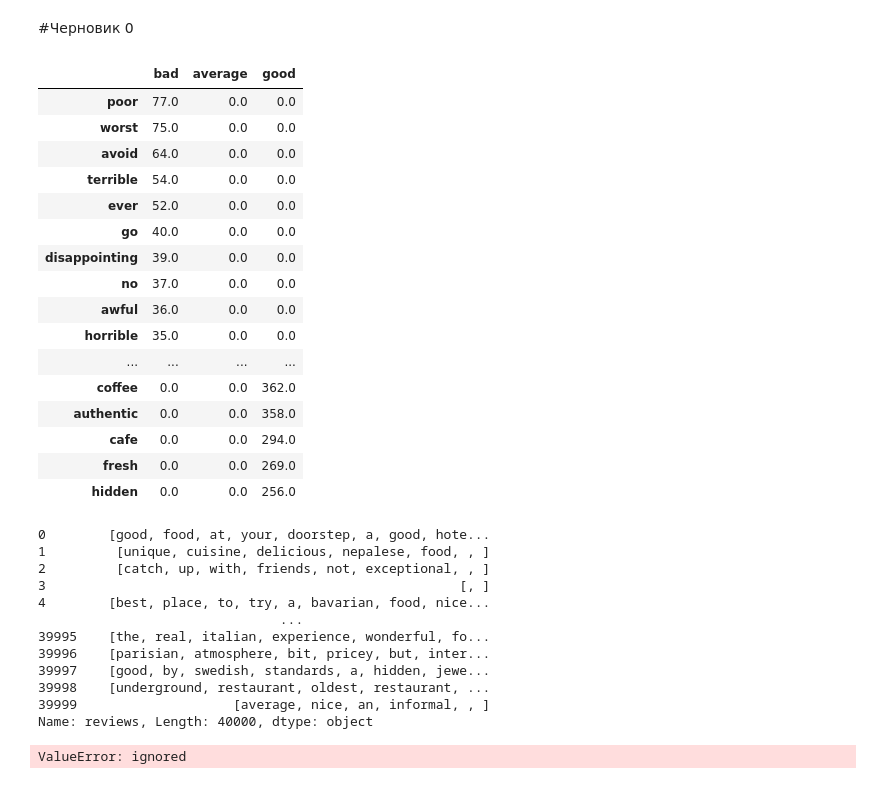
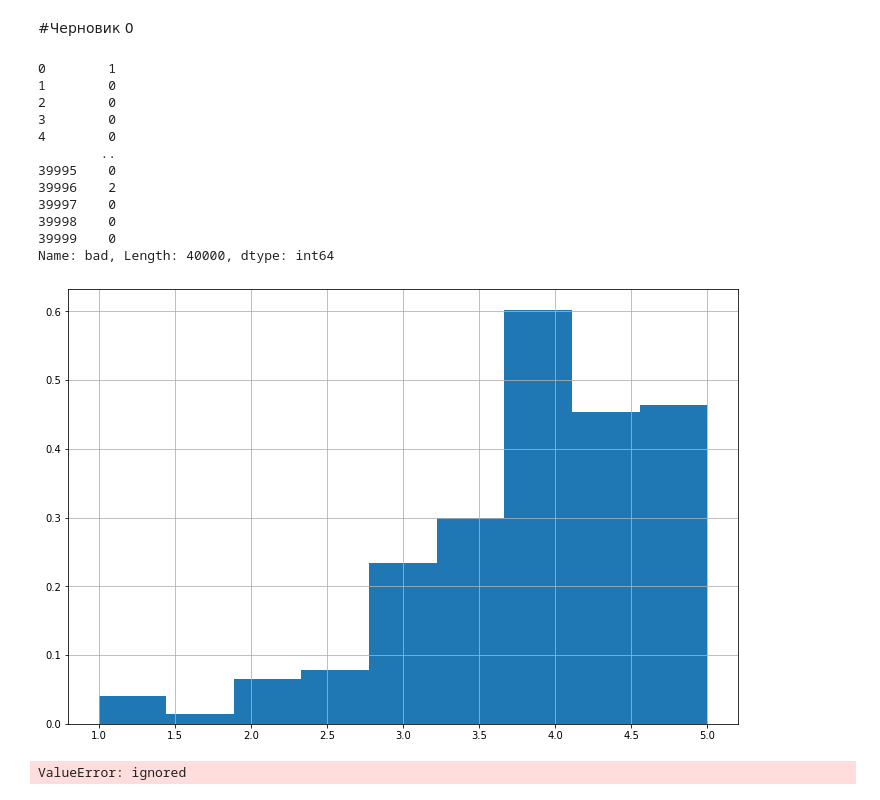
Before and after one commit to akitim/SkillFactory_projects, a Jupyter notebook: Проект_3_О_вкусной_и_здоровой_пище.ipynb, the cells around one changed output. Cells and saved outputs as stored; diff of their text form; code cells hidden in the pictures.

```diff
--- a/Проект_3_О_вкусной_и_здоровой_пище.ipynb
+++ b/Проект_3_О_вкусной_и_здоровой_пище.ipynb
@@ -304,6 +304,18 @@ rest.sample(5)
 | 37248 | id_3621 | Milan | [Italian] | 3623.0 | 3.5 | 1 | 64.0 | [['good you have yo try it', 'Bel... | 114 | 1 | ... |
 # %% [markdown]
 #Черновик 0
+# %%
+import pandas as pd
+import numpy as np
+
+RANDOM_SEED = 36
+
+# rest.loc[0:100, 'reviews'].to_list()
+path = 'https://raw.githubusercontent.com/akitim/datasets/main/main_task_new.csv'
+rest = pd.read_csv(path)
+
+rest.drop(['URL_TA', 'ID_TA'], axis=1, inplace=True)
+rest.columns = ['id', 'city', 'cuisine', 'ranking', 'rating', 'price_range', 'rev_number', 'reviews']
 # %%
 import matplotlib.pyplot as plt
 from random import randint
@@ -363,45 +375,47 @@ word_occurence = word_occurence[word_occurence.apply(
     lambda row: any([row.sum() == occ and occ for occ in row]),
     axis=1
 )]
-word_occurence
+
+bad_words = word_occurence[word_occurence.bad != 0].index.to_list()
+average_words = word_occurence[word_occurence.average != 0].index.to_list()
+good_words = word_occurence[word_occurence.good != 0].index.to_list()
+
+rest['bad'] = rest.reviews.apply(
+    lambda rev: sum([1 if word in rev else 0 for word in bad_words])
+)
+
+rest['average'] = rest.reviews.apply(
+    lambda rev: sum([1 if word in rev else 0 for word in average_words])
+)
+
+rest['good'] = rest.reviews.apply(
+    lambda rev: sum([1 if word in rev else 0 for word in good_words])
+)
 
 # rest[(rest.rating >= 3.0) & (rest.rating <= 4.0)].reviews
 # rest[(rest.rating >= 4.5) & (rest.rating <= 5.0)].reviews
 # %% [output]
-|  | bad | average | good |
-| poor | 77.0 | 0.0 | 0.0 |
-| worst | 75.0 | 0.0 | 0.0 |
-| avoid | 64.0 | 0.0 | 0.0 |
-| terrible | 54.0 | 0.0 | 0.0 |
-| ever | 52.0 | 0.0 | 0.0 |
-| go | 40.0 | 0.0 | 0.0 |
-| disappointing | 39.0 | 0.0 | 0.0 |
-| no | 37.0 | 0.0 | 0.0 |
-| awful | 36.0 | 0.0 | 0.0 |
-| horrible | 35.0 | 0.0 | 0.0 |
-| ... | ... | ... | ... |
-| coffee | 0.0 | 0.0 | 362.0 |
-| authentic | 0.0 | 0.0 | 358.0 |
-| cafe | 0.0 | 0.0 | 294.0 |
-| fresh | 0.0 | 0.0 | 269.0 |
-| hidden | 0.0 | 0.0 | 256.0 |
+0        1
+1        0
+2        0
+3        0
+4        0
+        ..
+39995    0
+39996    2
+39997    0
+39998    0
+39999    0
+Name: bad, Length: 40000, dtype: int64
 # %%
-# rest.reviews = rest.reviews.apply(cleanse)
+reviews = rest.reviews.apply(cleanse) #[rest.reviews == '']
+rest[reviews.apply(
+    lambda review: all([word == '' for word in review])
+)]['rating'].hist(bins=9, density=True);
 # rest[rest.reviews == '']
-rest.reviews.apply(cleanse)
+# rest.reviews.apply(cleanse)
 # %% [output]
-0        [good, food, at, your, doorstep, a, good, hote...
-1         [unique, cuisine, delicious, nepalese, food, , ]
-2         [catch, up, with, friends, not, exceptional, , ]
-3                                                     [, ]
-4        [best, place, to, try, a, bavarian, food, nice...
-                               ...
-39995    [the, real, italian, experience, wonderful, fo...
-39996    [parisian, atmosphere, bit, pricey, but, inter...
-39997    [good, by, swedish, standards, a, hidden, jewe...
-39998    [underground, restaurant, oldest, restaurant, ...
-39999                    [average, nice, an, informal, , ]
-Name: reviews, Length: 40000, dtype: object
+[figure, added]
 # %%
 #Предобработка
 # rest.loc[0, :].apply(type)
```
